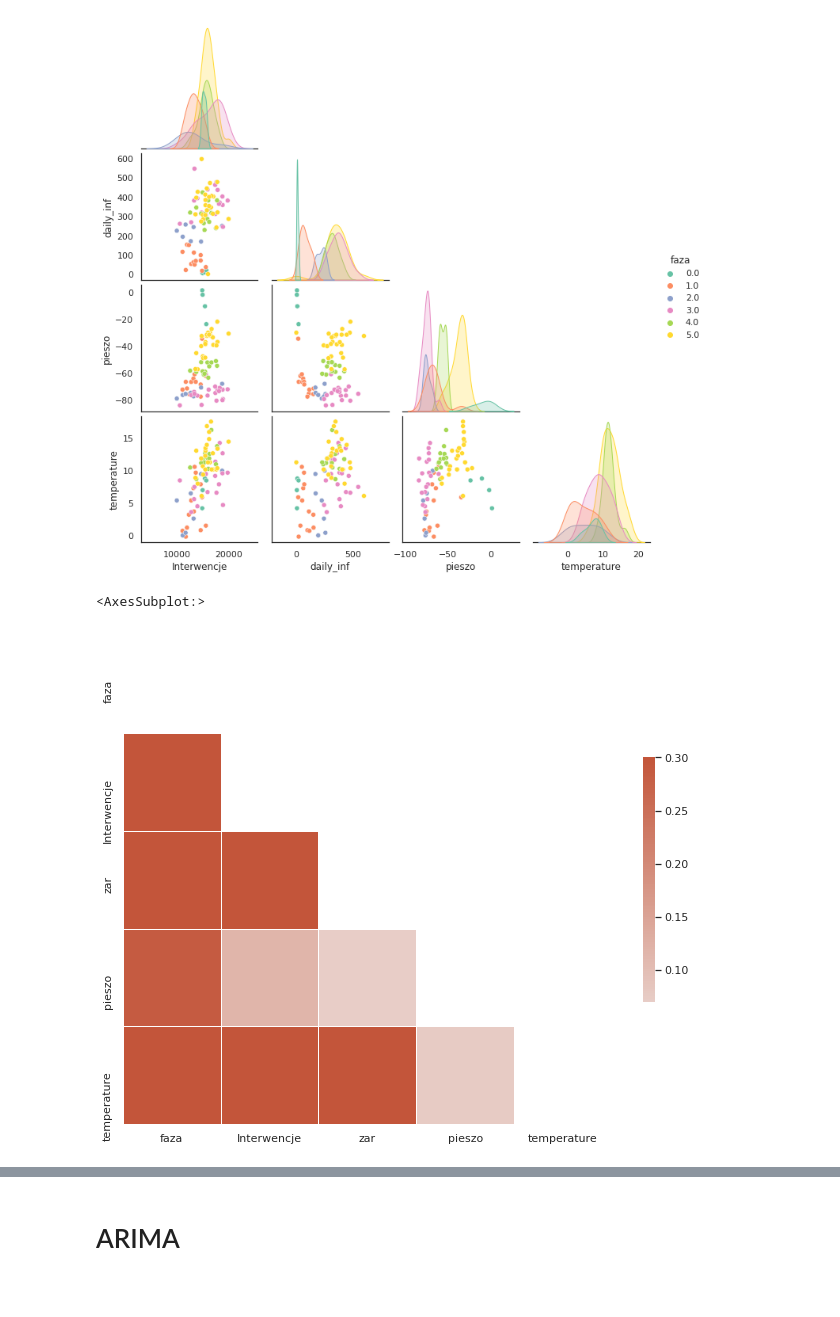
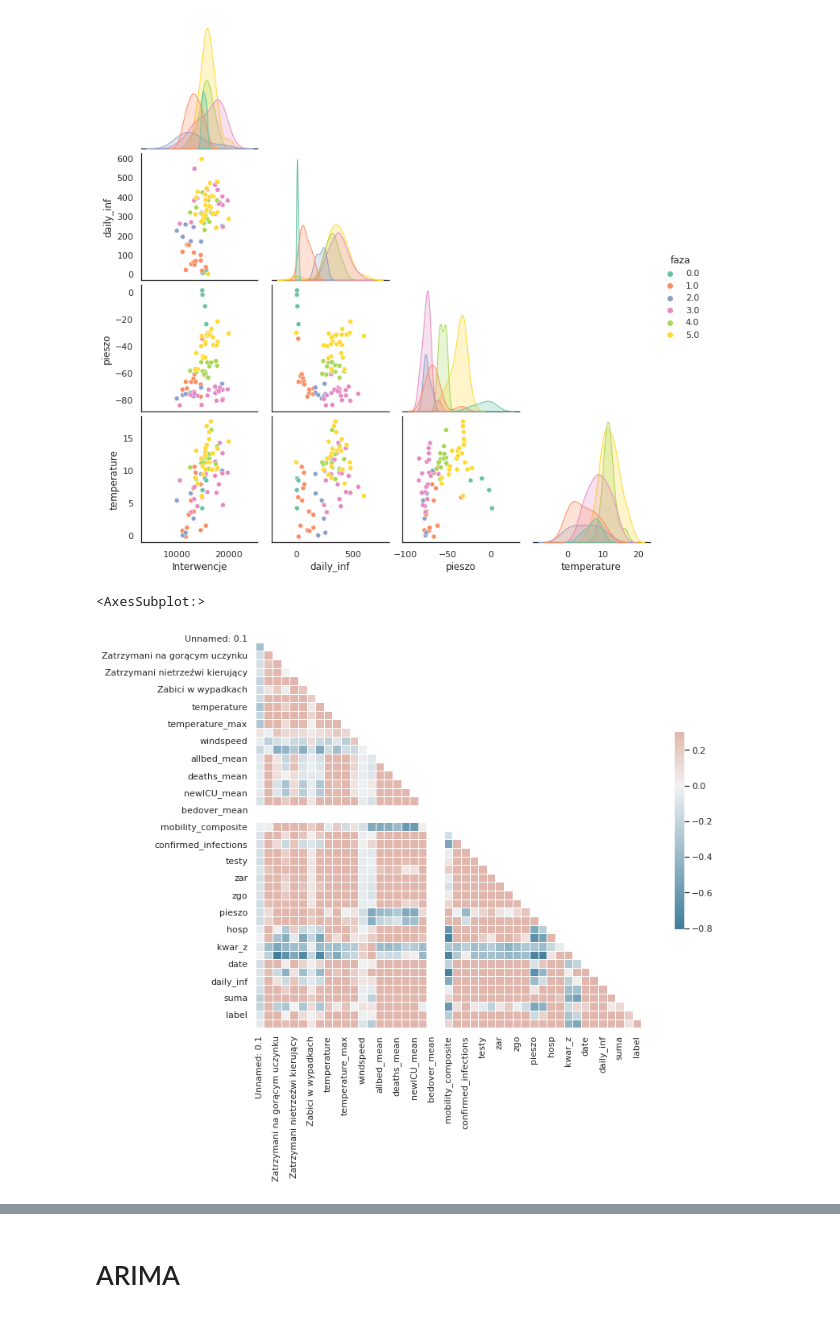
Before and after one commit to knmlprz/corona-analysis-1, a Jupyter notebook: notebooks/Analiza.ipynb, the cells around one changed output, grey strips where cells are left out. Saved outputs shown, nothing was run; the diff lists cells and outputs as text; code cells hidden in the pictures; blank space fills up the shorter version.

```diff
--- a/notebooks/Analiza.ipynb
+++ b/notebooks/Analiza.ipynb
@@ -381,23 +409,23 @@ sns.pairplot(df.loc[:, ["faza", "Interwencje", "daily_inf", "pieszo", "temperatu
 <seaborn.axisgrid.PairGrid at 0x...>
 [figure]
 # %%
-corr = df.loc[:, ["faza", "Interwencje", "zar", "pieszo", "temperature"]].corr()
+corr = df.corr()
 
 # Generate a mask for the upper triangle
 mask = np.triu(np.ones_like(corr, dtype=bool))
 
 # Set up the matplotlib figure
 f, ax = plt.subplots(figsize=(11, 9))
 
 # Generate a custom diverging colormap
 cmap = sns.diverging_palette(230, 20, as_cmap=True)
 
 # Draw the heatmap with the mask and correct aspect ratio
 sns.heatmap(corr, mask=mask, cmap=cmap, vmax=.3, center=0,
             square=True, linewidths=.5, cbar_kws={"shrink": .5})
 # %% [output]
 <AxesSubplot:>
-[figure, old version]
+[figure, new version]
 # %%
 corr
 # %% [output]
```
Also changed, not shown: parts of 8 cells of this notebook, 2 other files.
